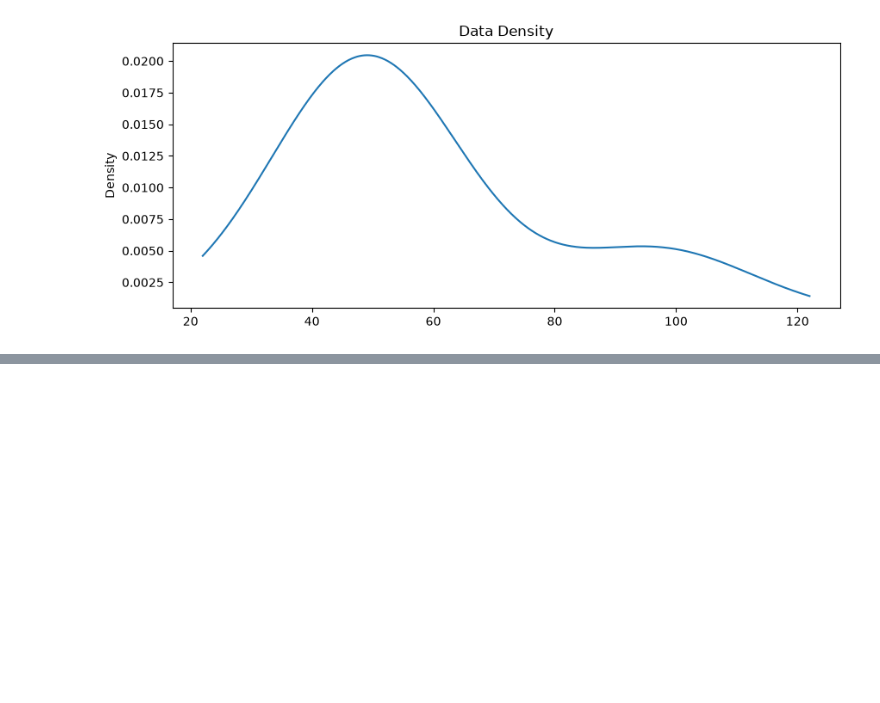
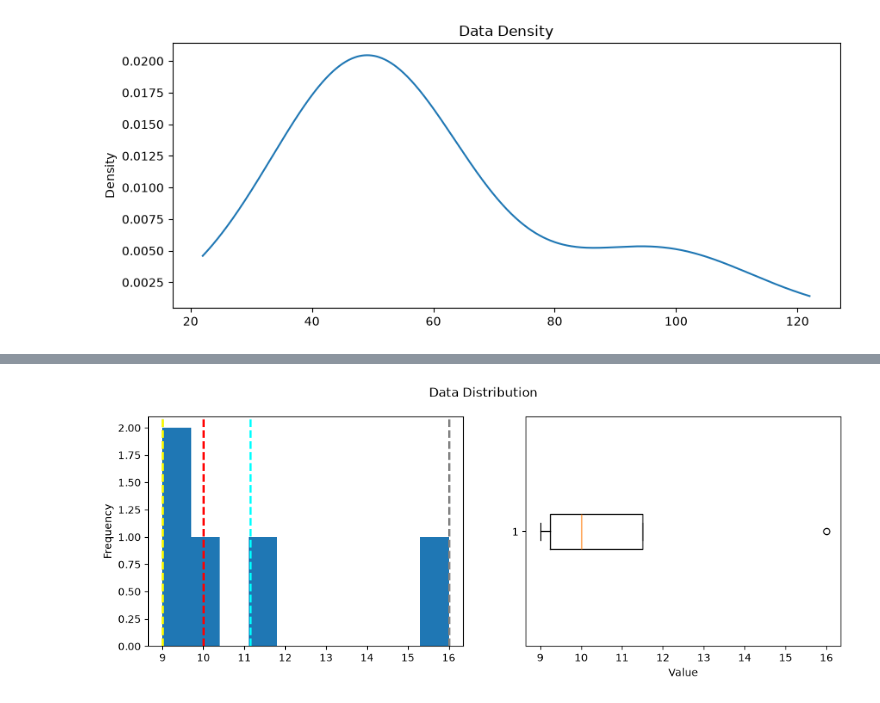
Before and after one commit to Ashu11122000/data-science-basics, a Jupyter notebook: python-notebook.ipynb, the cells around one changed output, grey strips where cells are left out. Cells and saved outputs as stored; diff of their text form; code cells hidden in the pictures; blank space fills up the shorter version.

```diff
--- a/python-notebook.ipynb
+++ b/python-notebook.ipynb
@@ -328,0 +333,5 @@ show_density(df_students.Grade)
+# %%
+col = df_students[df_students.StudyHours > 1]['StudyHours']
+show_distribution(col)
+# %% [output]
+[figure, added]
```
Also changed, not shown: parts of 2 cells of this notebook.
